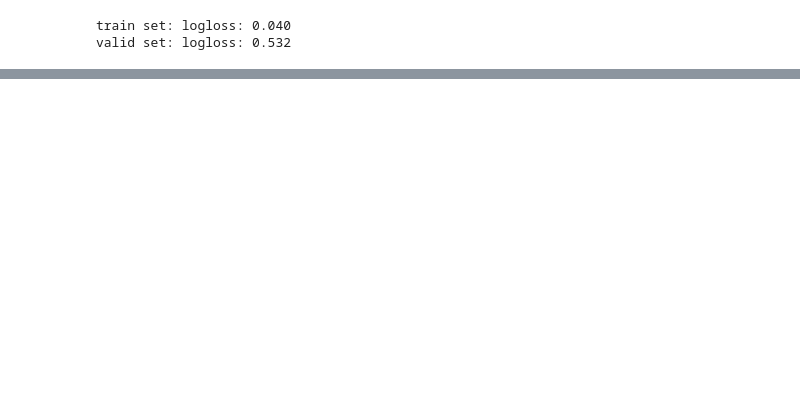
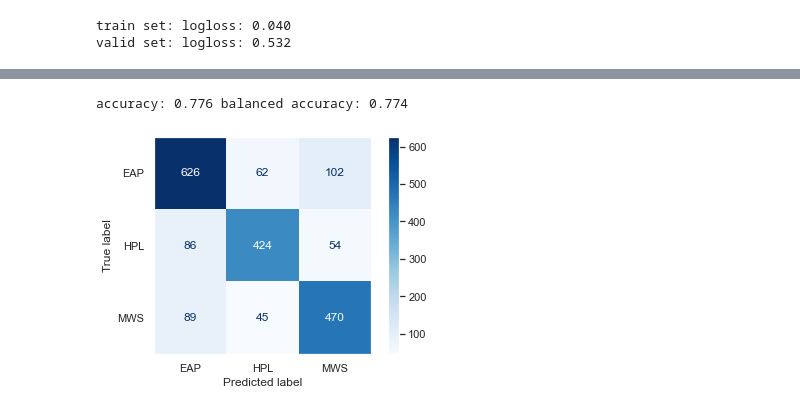
Before and after one commit to genzj/nlp-kaggle-training-course, a Jupyter notebook: 01-first-training.ipynb, the cells around one changed output, grey strips where cells are left out. Saved outputs shown, nothing was run; the diff lists cells and outputs as text; code cells hidden in the pictures; blank space fills up the shorter version.

```diff
--- a/01-first-training.ipynb
+++ b/01-first-training.ipynb
@@ -142,0 +186,12 @@ weighted avg       0.78      0.77      0.77      1958
+# %%
+plot_confusion_matrix(clfb, xvalid_ctv, yvalid, display_labels=lbl_enc.classes_, values_format='d', cmap='Blues')
+plt.grid(False)
+print(
+    'accuracy: %.3f balanced accuracy: %.3f' % (
+        accuracy_score(yvalid, clfb.predict(xvalid_ctv)),
+        balanced_accuracy_score(yvalid, clfb.predict(xvalid_ctv)),
+    )
+)
+# %% [output]
+accuracy: 0.776 balanced accuracy: 0.774
+[figure, added]
```
Also changed, not shown: parts of 9 cells of this notebook.
